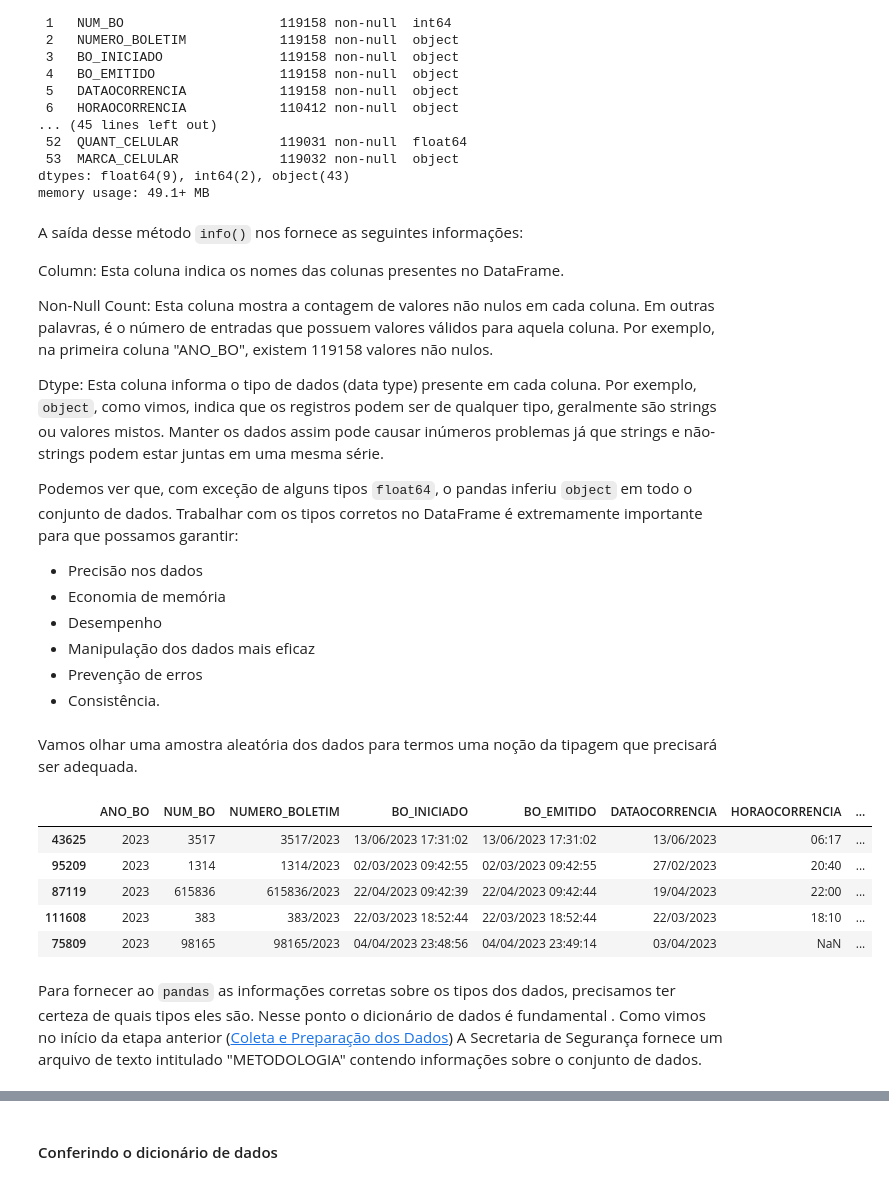
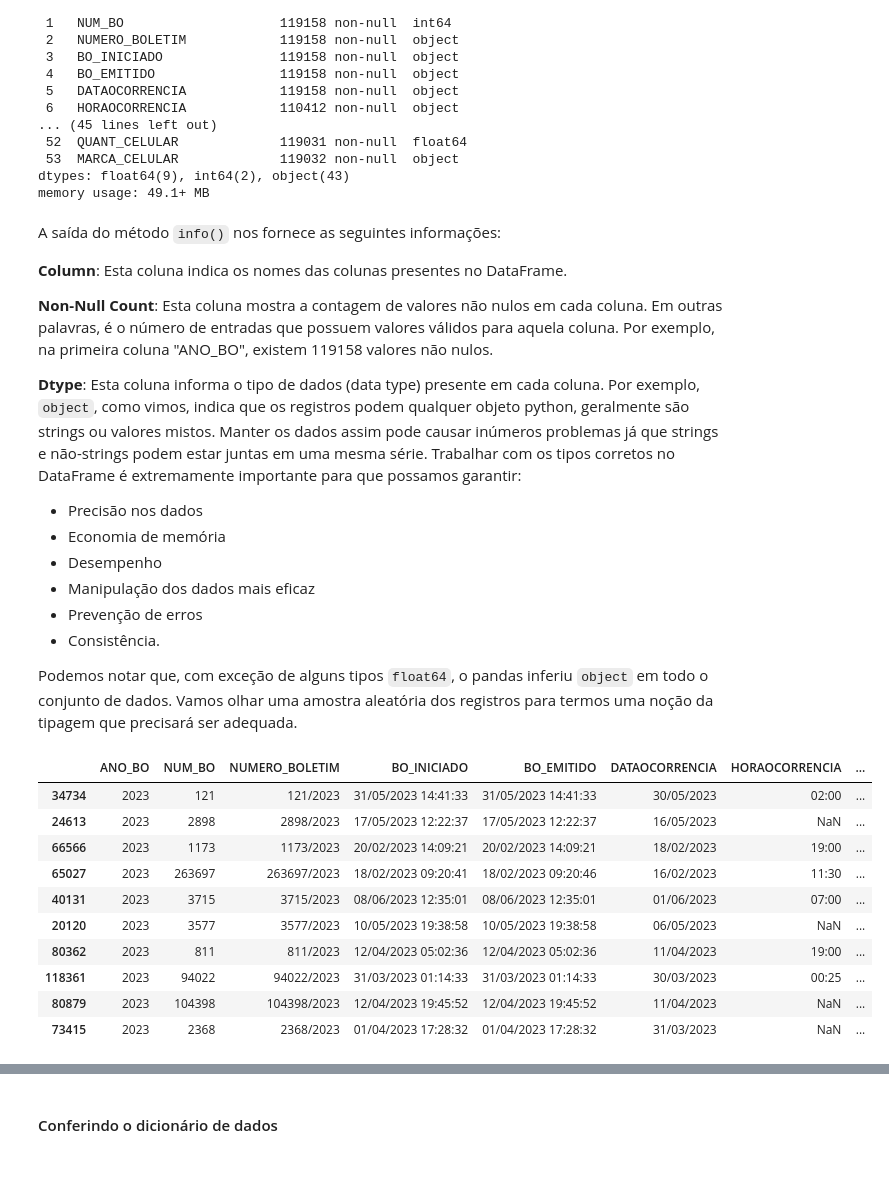
Before and after one commit to dvths/roubos-de-celular-SP-S1-2023, a Jupyter notebook: 04_preparação_e_processamento_dos_dados.ipynb, the cells around one changed output, grey strips where cells are left out. Saved outputs shown, nothing was run; the diff lists cells and outputs as text; code cells hidden in the pictures.

Commit message:
Explicação do processamento dos dados concluido. Revisar.

```diff
--- a/04_preparação_e_processamento_dos_dados.ipynb
+++ b/04_preparação_e_processamento_dos_dados.ipynb
@@ -134,31 +121,34 @@ Data columns (total 54 columns):
 dtypes: float64(9), int64(2), object(43)
 memory usage: 49.1+ MB
 # %% [markdown]
-A saída desse método `info()` nos fornece as seguintes informações:
 
-Column: Esta coluna indica os nomes das colunas presentes no DataFrame.
+A saída do método `info()` nos fornece as seguintes informações:
 
-Non-Null Count: Esta coluna mostra a contagem de valores não nulos em cada coluna. Em outras palavras, é o número de entradas que possuem valores válidos para aquela coluna. Por exemplo, na primeira coluna "ANO_BO", existem 119158 valores não nulos.
+**Column**: Esta coluna indica os nomes das colunas presentes no DataFrame.
 
-Dtype: Esta coluna informa o tipo de dados (data type) presente em cada coluna. Por exemplo, `object`, como vimos, indica que os registros podem ser de qualquer tipo, geralmente são strings ou valores mistos. Manter os dados assim pode causar inúmeros problemas já que strings e não-strings podem estar juntas em uma mesma série.
+**Non-Null Count**: Esta coluna mostra a contagem de valores não nulos em cada coluna. Em outras palavras, é o número de entradas que possuem valores válidos para aquela coluna. Por exemplo, na primeira coluna "ANO_BO", existem 119158 valores não nulos.
 
-Podemos ver que, com exceção de alguns tipos `float64`, o pandas inferiu `object` em todo o conjunto de dados. Trabalhar com os tipos corretos no DataFrame é extremamente importante para que possamos garantir:
+**Dtype**: Esta coluna informa o tipo de dados (data type) presente em cada coluna. Por exemplo, `object`, como vimos, indica que os registros podem qualquer objeto python, geralmente são strings ou valores mistos. Manter os dados assim pode causar inúmeros problemas já que strings e não-strings podem estar juntas em uma mesma série. Trabalhar com os tipos corretos no DataFrame é extremamente importante para que possamos garantir:
+
 - Precisão nos dados
 - Economia de memória
 - Desempenho
 - Manipulação dos dados mais eficaz
 - Prevenção de erros
 - Consistência.
+
+Podemos notar que, com exceção de alguns tipos `float64`, o pandas inferiu `object` em todo o conjunto de dados. Vamos olhar uma amostra aleatória dos registros para termos uma noção da tipagem que precisará ser adequada.
-# %% [markdown]
-Vamos olhar uma amostra aleatória dos dados para termos uma noção da tipagem que precisará ser adequada.
 # %%
-df.sample(5)
+df.sample(10)
 # %% [output]
 |  | ANO_BO | NUM_BO | NUMERO_BOLETIM | BO_INICIADO | BO_EMITIDO | DATAOCORRENCIA | HORAOCORRENCIA | ... |
-| 43625 | 2023 | 3517 | 3517/2023 | 13/06/2023 17:31:02 | 13/06/2023 17:31:02 | 13/06/2023 | 06:17 | ... |
-| 95209 | 2023 | 1314 | 1314/2023 | 02/03/2023 09:42:55 | 02/03/2023 09:42:55 | 27/02/2023 | 20:40 | ... |
-| 87119 | 2023 | 615836 | 615836/2023 | 22/04/2023 09:42:39 | 22/04/2023 09:42:44 | 19/04/2023 | 22:00 | ... |
-| 111608 | 2023 | 383 | 383/2023 | 22/03/2023 18:52:44 | 22/03/2023 18:52:44 | 22/03/2023 | 18:10 | ... |
-| 75809 | 2023 | 98165 | 98165/2023 | 04/04/2023 23:48:56 | 04/04/2023 23:49:14 | 03/04/2023 | NaN | ... |
+| 34734 | 2023 | 121 | 121/2023 | 31/05/2023 14:41:33 | 31/05/2023 14:41:33 | 30/05/2023 | 02:00 | ... |
+| 24613 | 2023 | 2898 | 2898/2023 | 17/05/2023 12:22:37 | 17/05/2023 12:22:37 | 16/05/2023 | NaN | ... |
+| 66566 | 2023 | 1173 | 1173/2023 | 20/02/2023 14:09:21 | 20/02/2023 14:09:21 | 18/02/2023 | 19:00 | ... |
+| 65027 | 2023 | 263697 | 263697/2023 | 18/02/2023 09:20:41 | 18/02/2023 09:20:46 | 16/02/2023 | 11:30 | ... |
+| 40131 | 2023 | 3715 | 3715/2023 | 08/06/2023 12:35:01 | 08/06/2023 12:35:01 | 01/06/2023 | 07:00 | ... |
+| 20120 | 2023 | 3577 | 3577/2023 | 10/05/2023 19:38:58 | 10/05/2023 19:38:58 | 06/05/2023 | NaN | ... |
+| 80362 | 2023 | 811 | 811/2023 | 12/04/2023 05:02:36 | 12/04/2023 05:02:36 | 11/04/2023 | 19:00 | ... |
+| 118361 | 2023 | 94022 | 94022/2023 | 31/03/2023 01:14:33 | 31/03/2023 01:14:33 | 30/03/2023 | 00:25 | ... |
+| 80879 | 2023 | 104398 | 104398/2023 | 12/04/2023 19:45:52 | 12/04/2023 19:45:52 | 11/04/2023 | NaN | ... |
+| 73415 | 2023 | 2368 | 2368/2023 | 01/04/2023 17:28:32 | 01/04/2023 17:28:32 | 31/03/2023 | NaN | ... |
-# %% [markdown]
-Para fornecer ao `pandas` as informações corretas sobre os tipos dos dados, precisamos ter certeza de quais tipos eles são. Nesse ponto o dicionário de dados é fundamental . Como vimos no início da etapa anterior ([Coleta e Preparação dos Dados]("./03_coleta_e_preparação_dos_dados.ipynb")) A Secretaria de Segurança fornece um arquivo de texto intitulado "METODOLOGIA" contendo informações sobre o conjunto de dados.
```
Also changed, not shown: parts of 21 cells of this notebook, 1 other file.
